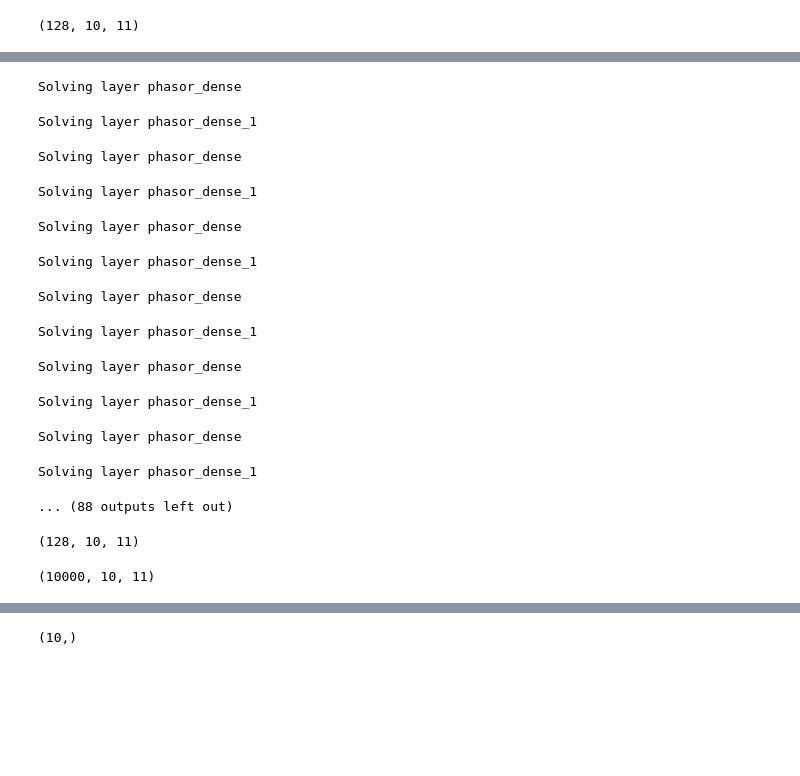
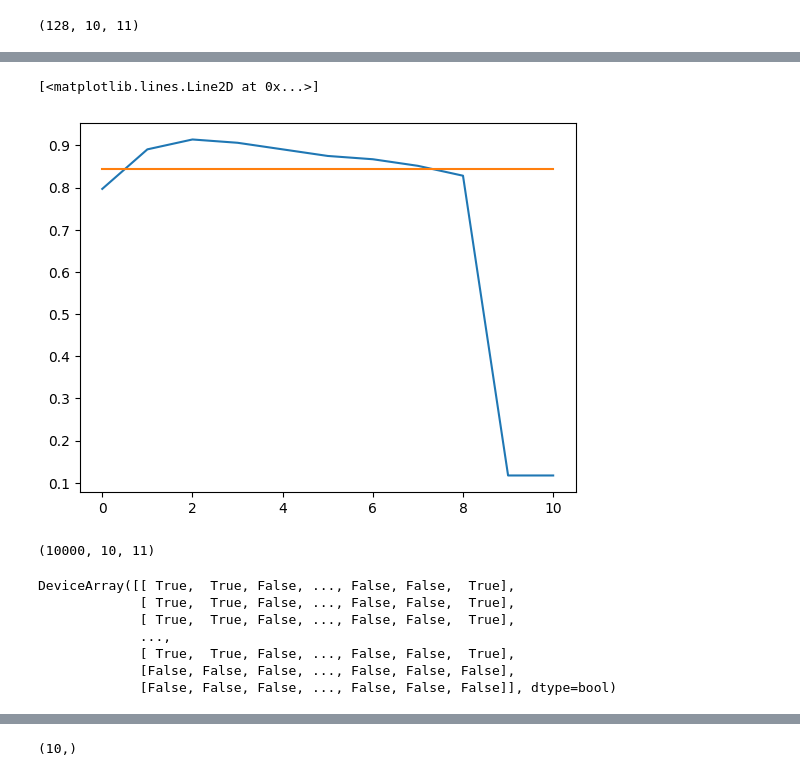
Before and after one commit to wilkieolin/phasor_jax, a Jupyter notebook: fashion test mlp.ipynb, the cells around one changed output, grey strips where cells are left out. Drawn from its saved outputs; the diff is of its cells as text; code cells hidden in the pictures; blank space fills up the shorter version.

```diff
--- a/fashion test mlp.ipynb
+++ b/fashion test mlp.ipynb
@@ -159,5 +159,6 @@ eval_fn_spk = lambda x: model.apply(params_t, key, x, spiking=True)
 # %%
 #compute the test set accuracy
 preds = jnp.concatenate([accuracy_quadrature(eval_fn(b['image']), b['label']) for b in iter(test_ds)])
-print("Test set accuracy is ", jnp.mean(preds))
+test_acc = jnp.mean(preds)
+print("Test set accuracy is ", test_acc)
 # %% [output]
@@ -215,23 +210,13 @@ Solving layer phasor_dense_1
+# %%
+test_acc_spk = np.mean(accuracy_quadrature(phase, y), axis=1)
+# %%
+plt.plot(test_acc_spk, label="Temporal")
+plt.plot(test_acc * np.ones_like(test_acc_spk), label="Atemporal")
+# %% [output]
+[<matplotlib.lines.Line2D at 0x...>]
+[figure, added]
 # %%
-phase_spk = [eval_fn_spk(b['image']) for b in iter(test_ds)]
+phase_spk = [eval_fn_spk(b['image']) for b in tqdm(iter(test_ds))]
-# %% [output]
-Solving layer phasor_dense
-Solving layer phasor_dense_1
-Solving layer phasor_dense
-Solving layer phasor_dense_1
-Solving layer phasor_dense
-Solving layer phasor_dense_1
-Solving layer phasor_dense
-Solving layer phasor_dense_1
-Solving layer phasor_dense
-Solving layer phasor_dense_1
-Solving layer phasor_dense
-Solving layer phasor_dense_1
-... (88 outputs left out)
-# %%
-phase_spk[0].shape
-# %% [output]
-(128, 10, 11)
 # %%
 ap2 = jnp.concatenate(phase_spk, axis=0)
 # %%
@@ -240,0 +228,10 @@ ap2.shape
+# %%
+a2
+# %% [output]
+DeviceArray([[ True,  True, False, ..., False, False,  True],
+             [ True,  True, False, ..., False, False,  True],
+             [ True,  True, False, ..., False, False,  True],
+             ...,
+             [ True,  True, False, ..., False, False,  True],
+             [False, False, False, ..., False, False, False],
+             [False, False, False, ..., False, False, False]], dtype=bool)
```
Also changed, not shown: parts of 13 cells of this notebook.
